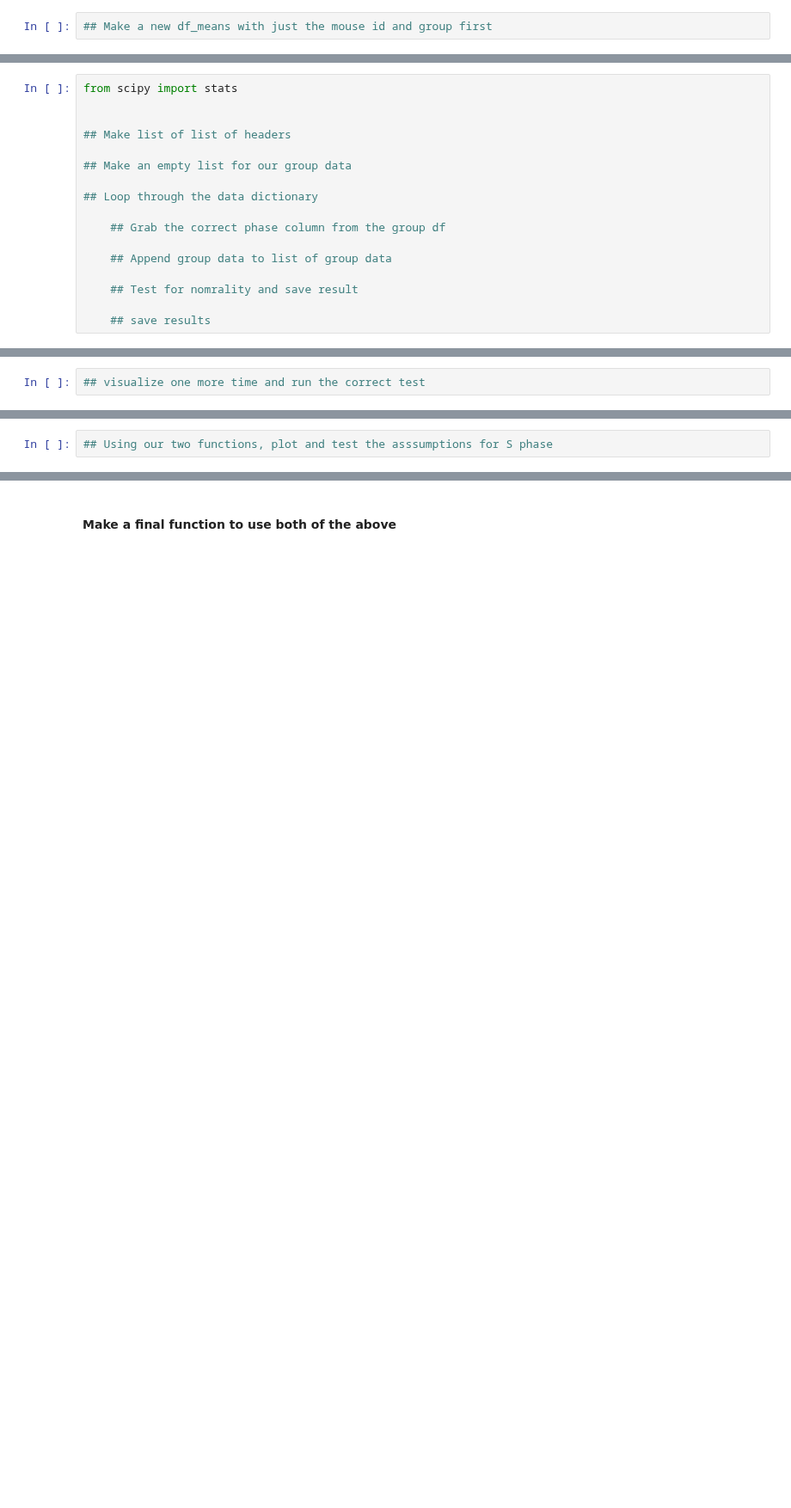
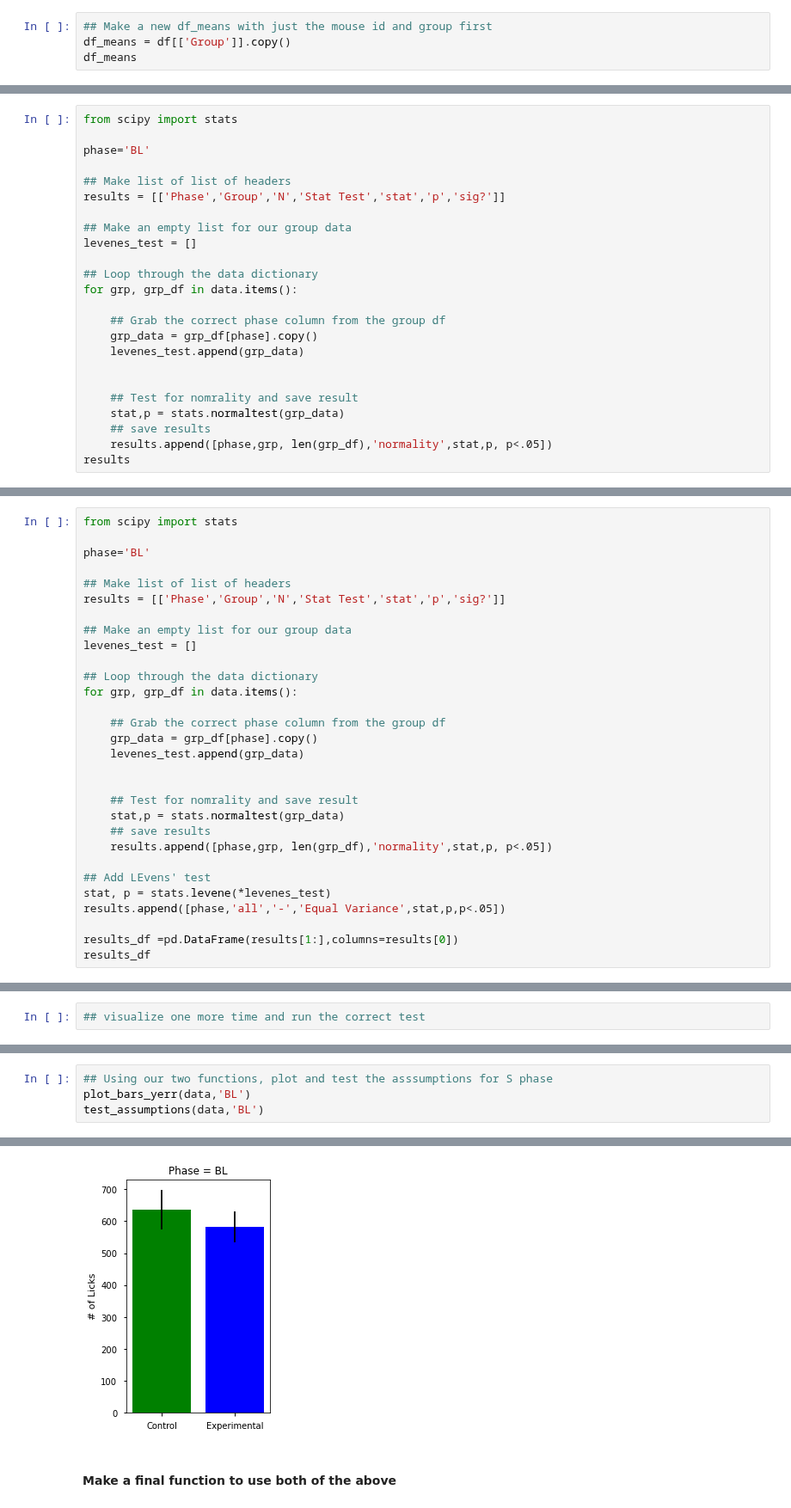
Before and after one commit to flatiron-school/Online-DS-FT-022221-Cohort-Notes, a Jupyter notebook: Phase_2/topic_15_ANOVA/topic_15_ANOVA_with_neuro_data-SG.ipynb, the cells around one changed output, grey strips where cells are left out. Shown at 86% size. Saved outputs shown, nothing was run; the diff lists cells and outputs as text; blank space fills up the shorter version.

```diff
--- a/Phase_2/topic_15_ANOVA/topic_15_ANOVA_with_neuro_data-SG.ipynb
+++ b/Phase_2/topic_15_ANOVA/topic_15_ANOVA_with_neuro_data-SG.ipynb
@@ -185,2 +260,4 @@ col_dict = {}
 # %%
 ## Make a new df_means with just the mouse id and group first
+df_means = df[['Group']].copy()
+df_means
@@ -241,17 +428,24 @@ f,a = plot_bars_yerr(data,phase)
 # %%
 from scipy import stats
 
+phase='BL'
 
 ## Make list of list of headers
+results = [['Phase','Group','N','Stat Test','stat','p','sig?']]
 
 ## Make an empty list for our group data
+levenes_test = []
 
 ## Loop through the data dictionary
+for grp, grp_df in data.items():
 
     ## Grab the correct phase column from the group df
+    grp_data = grp_df[phase].copy()
+    levenes_test.append(grp_data)
 
-    ## Append group data to list of group data
 
     ## Test for nomrality and save result
-
+    stat,p = stats.normaltest(grp_data)
     ## save results
+    results.append([phase,grp, len(grp_df),'normality',stat,p, p<.05])
+results
@@ -258,2 +474,32 @@ from scipy import stats
 # %% [markdown]
 ### Adding Levene's Test
+# %%
+from scipy import stats
+
+phase='BL'
+
+## Make list of list of headers
+results = [['Phase','Group','N','Stat Test','stat','p','sig?']]
+
+## Make an empty list for our group data
+levenes_test = []
+
+## Loop through the data dictionary
+for grp, grp_df in data.items():
+
+    ## Grab the correct phase column from the group df
+    grp_data = grp_df[phase].copy()
+    levenes_test.append(grp_data)
+
+
+    ## Test for nomrality and save result
+    stat,p = stats.normaltest(grp_data)
+    ## save results
+    results.append([phase,grp, len(grp_df),'normality',stat,p, p<.05])
+
+## Add LEvens' test
+stat, p = stats.levene(*levenes_test)
+results.append([phase,'all','-','Equal Variance',stat,p,p<.05])
+
+results_df =pd.DataFrame(results[1:],columns=results[0])
+results_df
@@ -296,3 +545,6 @@ def test_assumptions(data,test_phase):#,plot=True):
     return results_df
 # %%
 ## Using our two functions, plot and test the asssumptions for S phase
+plot_bars_yerr(data,'BL')
+test_assumptions(data,'BL')
+# %% [output]
@@ -299,3 +555,4 @@ def test_assumptions(data,test_phase):#,plot=True):
+[figure, added]
 # %% [markdown]
 #### Make a final function to use both of the above
 # %%
```
Also changed, not shown: parts of 54 cells of this notebook, 1 other file.
